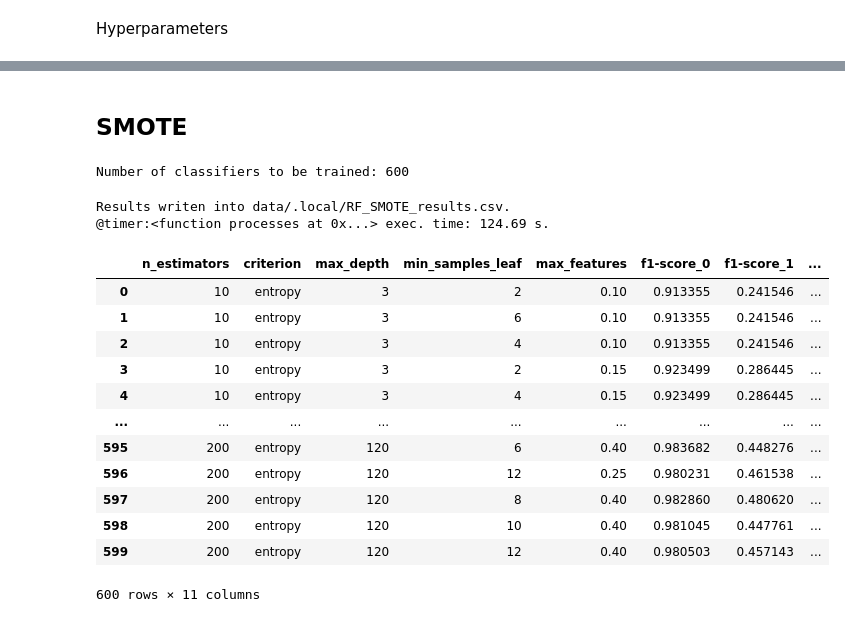
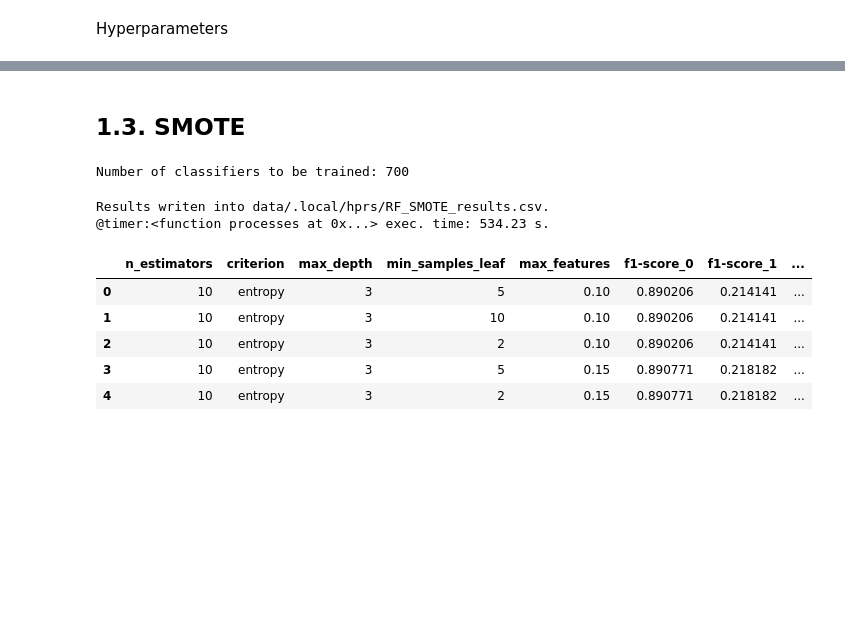
Before and after one commit to shvetsmaksym/Taiwan-Companies-Bankruptcy-Prediction, a Jupyter notebook: tree_based_models.ipynb, the cells around one changed output, grey strips where cells are left out. Saved outputs shown, nothing was run; the diff lists cells and outputs as text; code cells hidden in the pictures; blank space fills up the shorter version.

```diff
--- a/tree_based_models.ipynb
+++ b/tree_based_models.ipynb
@@ -216,34 +219,27 @@ max_features       -0.209077
 # %% [markdown]
-## SMOTE
+## 1.3. SMOTE
 # %%
 run_inference(data=(X_rose, X_test, Y_rose, Y_test),
               base_clf=RandomForestClassifier,
               params=rf_params2,
               metrics=('f1-score', 'precision', 'recall'),
               classes=(0, 1),
-              output_file=os.path.join('data', '.local', 'RF_SMOTE_results.csv'),
+              output_file=os.path.join('data', '.local', 'hprs', 'RF_SMOTE_results.csv'),
               multiprocessing_mode=True)
 # %% [output]
-Number of classifiers to be trained: 600
+Number of classifiers to be trained: 700
-Results writen into data/.local/RF_SMOTE_results.csv.
-@timer:<function processes at 0x...> exec. time: 124.69 s.
+Results writen into data/.local/hprs/RF_SMOTE_results.csv.
+@timer:<function processes at 0x...> exec. time: 534.23 s.
 # %%
-rf_smote_res = pd.read_csv(os.path.join('data', '.local', 'RF_SMOTE_results.csv'), sep=';')
-rf_smote_res
+rf_smote_res = pd.read_csv(os.path.join('data', '.local', 'hprs', 'RF_SMOTE_results.csv'), sep=';')
+rf_smote_res.head()
 # %% [output]
 |  | n_estimators | criterion | max_depth | min_samples_leaf | max_features | f1-score_0 | f1-score_1 | ... |
-| 0 | 10 | entropy | 3 | 2 | 0.10 | 0.913355 | 0.241546 | ... |
-| 1 | 10 | entropy | 3 | 6 | 0.10 | 0.913355 | 0.241546 | ... |
-| 2 | 10 | entropy | 3 | 4 | 0.10 | 0.913355 | 0.241546 | ... |
-| 3 | 10 | entropy | 3 | 2 | 0.15 | 0.923499 | 0.286445 | ... |
-| 4 | 10 | entropy | 3 | 4 | 0.15 | 0.923499 | 0.286445 | ... |
-| ... | ... | ... | ... | ... | ... | ... | ... | ... |
-| 595 | 200 | entropy | 120 | 6 | 0.40 | 0.983682 | 0.448276 | ... |
-| 596 | 200 | entropy | 120 | 12 | 0.25 | 0.980231 | 0.461538 | ... |
-| 597 | 200 | entropy | 120 | 8 | 0.40 | 0.982860 | 0.480620 | ... |
-| 598 | 200 | entropy | 120 | 10 | 0.40 | 0.981045 | 0.447761 | ... |
-| 599 | 200 | entropy | 120 | 12 | 0.40 | 0.980503 | 0.457143 | ... |
+| 0 | 10 | entropy | 3 | 5 | 0.10 | 0.890206 | 0.214141 | ... |
+| 1 | 10 | entropy | 3 | 10 | 0.10 | 0.890206 | 0.214141 | ... |
+| 2 | 10 | entropy | 3 | 2 | 0.10 | 0.890206 | 0.214141 | ... |
+| 3 | 10 | entropy | 3 | 5 | 0.15 | 0.890771 | 0.218182 | ... |
+| 4 | 10 | entropy | 3 | 2 | 0.15 | 0.890771 | 0.218182 | ... |
-600 rows × 11 columns
 # %%
 generate_hprs_report(df=rf_smote_res, hprs=HPRS, metrics=['f1-score_1', 'precision_1', 'recall_1'])
 # %% [output]
```
Also changed, not shown: parts of 71 cells of this notebook, 1 other file.
